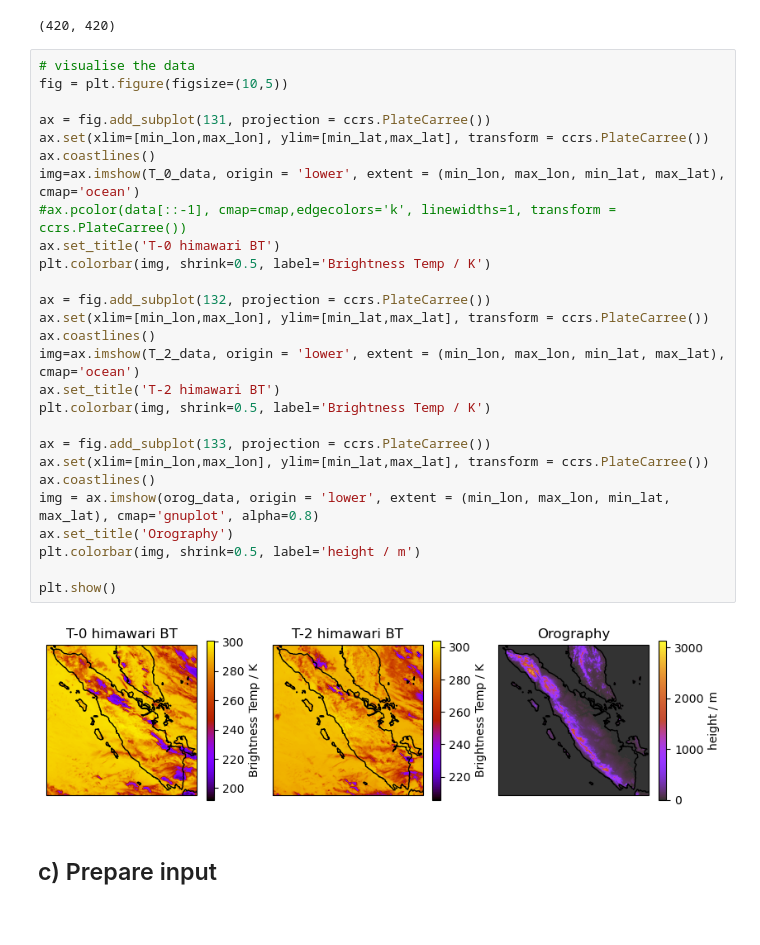
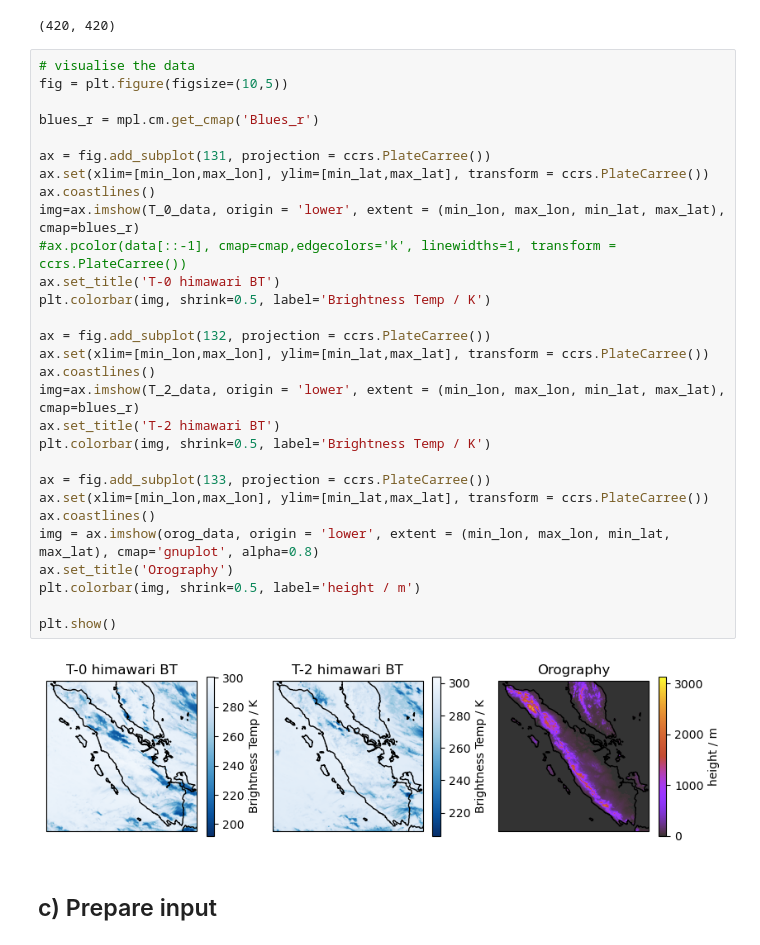
Before and after one commit to eejasm/SII-NowNet, a Jupyter notebook: basic_guide/SII-NowNet_example_guide.ipynb, the cells around one changed output. Drawn from its saved outputs; the diff is of its cells as text.

```diff
--- a/basic_guide/SII-NowNet_example_guide.ipynb
+++ b/basic_guide/SII-NowNet_example_guide.ipynb
@@ -76,32 +79,34 @@ print(T_0_data.shape)
 # %%
 # visualise the data
 fig = plt.figure(figsize=(10,5))
 
+blues_r = mpl.cm.get_cmap('Blues_r')
+
 ax = fig.add_subplot(131, projection = ccrs.PlateCarree())
 ax.set(xlim=[min_lon,max_lon], ylim=[min_lat,max_lat], transform = ccrs.PlateCarree())
 ax.coastlines()
-img=ax.imshow(T_0_data, origin = 'lower', extent = (min_lon, max_lon, min_lat, max_lat), cmap='ocean')
+img=ax.imshow(T_0_data, origin = 'lower', extent = (min_lon, max_lon, min_lat, max_lat), cmap=blues_r)
 #ax.pcolor(data[::-1], cmap=cmap,edgecolors='k', linewidths=1, transform = ccrs.PlateCarree())
 ax.set_title('T-0 himawari BT')
 plt.colorbar(img, shrink=0.5, label='Brightness Temp / K')
 
 ax = fig.add_subplot(132, projection = ccrs.PlateCarree())
 ax.set(xlim=[min_lon,max_lon], ylim=[min_lat,max_lat], transform = ccrs.PlateCarree())
 ax.coastlines()
-img=ax.imshow(T_2_data, origin = 'lower', extent = (min_lon, max_lon, min_lat, max_lat), cmap='ocean')
+img=ax.imshow(T_2_data, origin = 'lower', extent = (min_lon, max_lon, min_lat, max_lat), cmap=blues_r)
 ax.set_title('T-2 himawari BT')
 plt.colorbar(img, shrink=0.5, label='Brightness Temp / K')
 
 ax = fig.add_subplot(133, projection = ccrs.PlateCarree())
 ax.set(xlim=[min_lon,max_lon], ylim=[min_lat,max_lat], transform = ccrs.PlateCarree())
 ax.coastlines()
 img = ax.imshow(orog_data, origin = 'lower', extent = (min_lon, max_lon, min_lat, max_lat), cmap='gnuplot', alpha=0.8)
 ax.set_title('Orography')
 plt.colorbar(img, shrink=0.5, label='height / m')
 
 plt.show()
 # %% [output]
-[figure, old version]
+[figure, new version]
 # %% [markdown]
 ## c) Prepare input
 # %%
```
Also changed, not shown: parts of 3 cells of this notebook.
